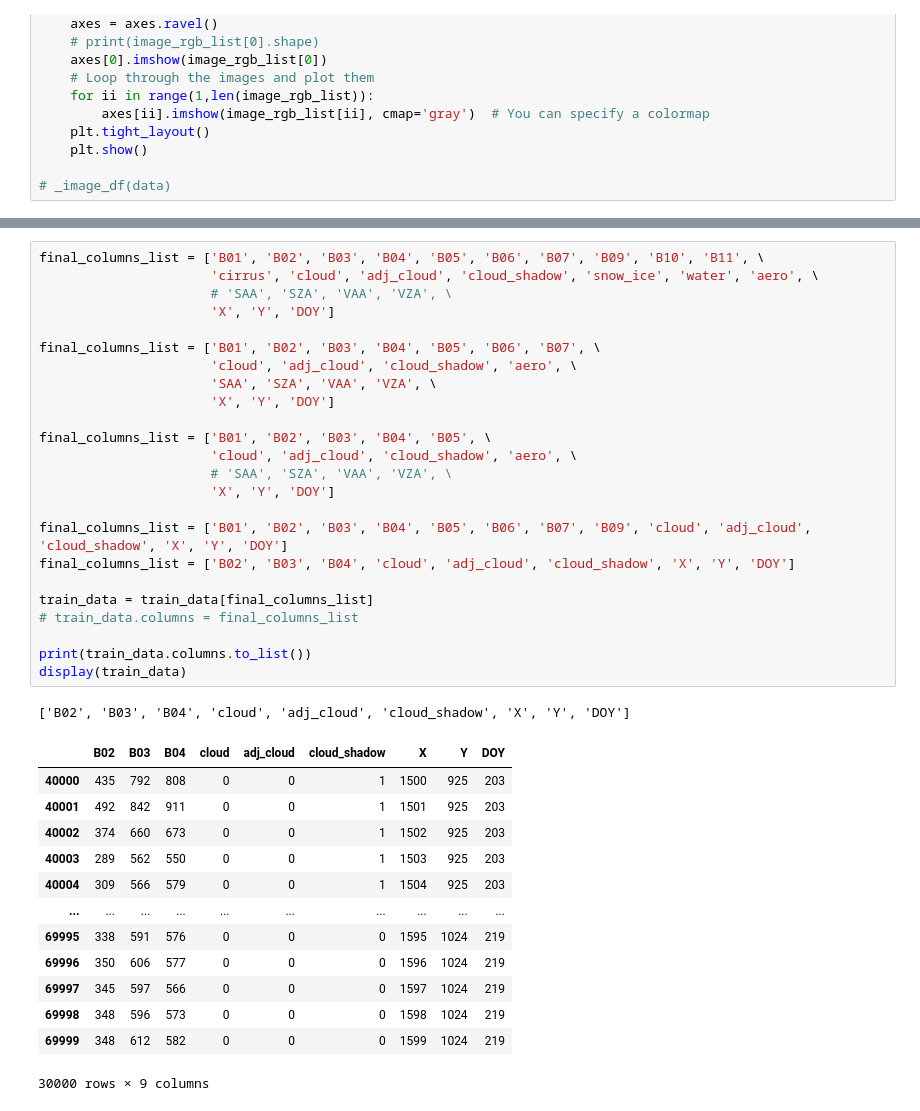
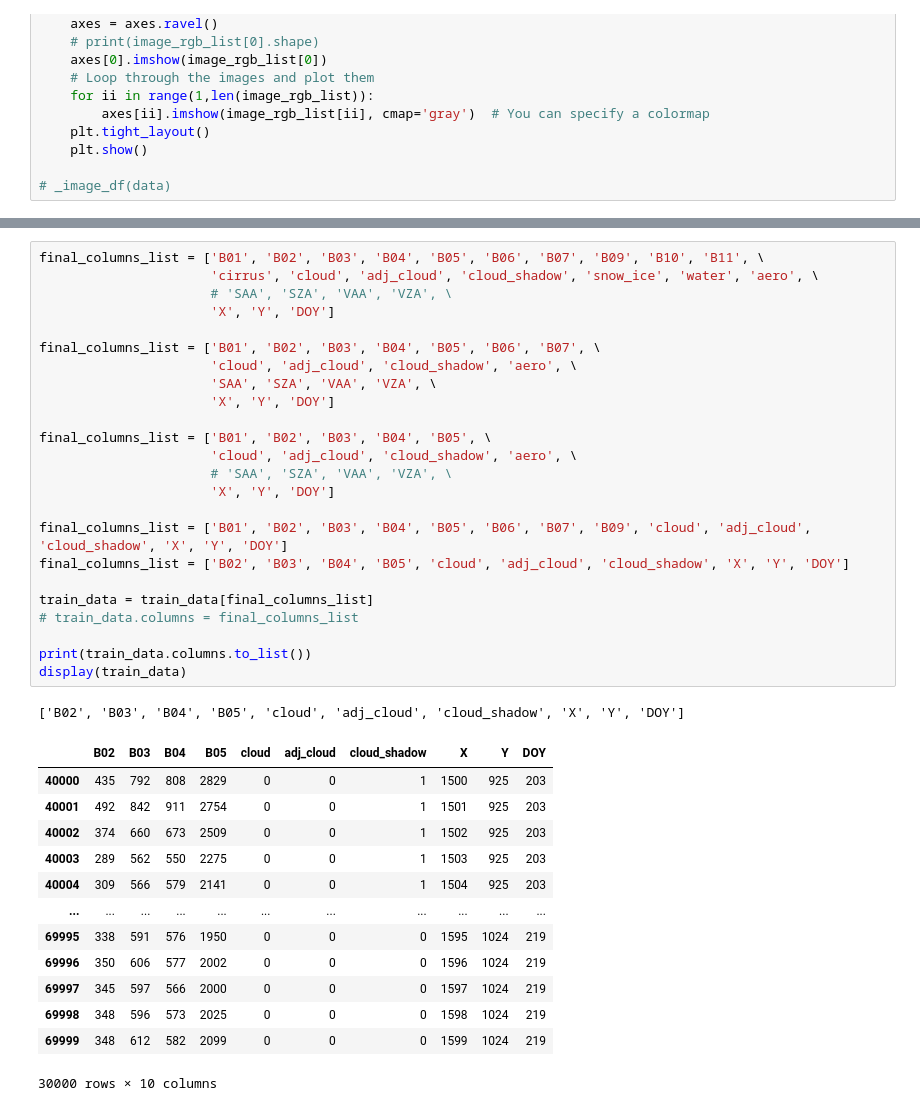
Before and after one commit to koyacolab/aispace, a Jupyter notebook: ai.ipynb, the cells around one changed output, grey strips where cells are left out. Saved outputs shown, nothing was run; the diff lists cells and outputs as text.

```diff
--- a/ai.ipynb
+++ b/ai.ipynb
@@ -347,42 +349,42 @@ train_data = output_data.copy()
 # %%
 final_columns_list = ['B01', 'B02', 'B03', 'B04', 'B05', 'B06', 'B07', 'B09', 'B10', 'B11', \
                       'cirrus', 'cloud', 'adj_cloud', 'cloud_shadow', 'snow_ice', 'water', 'aero', \
                       # 'SAA', 'SZA', 'VAA', 'VZA', \
                       'X', 'Y', 'DOY']
 
 final_columns_list = ['B01', 'B02', 'B03', 'B04', 'B05', 'B06', 'B07', \
                       'cloud', 'adj_cloud', 'cloud_shadow', 'aero', \
                       'SAA', 'SZA', 'VAA', 'VZA', \
                       'X', 'Y', 'DOY']
 
 final_columns_list = ['B01', 'B02', 'B03', 'B04', 'B05', \
                       'cloud', 'adj_cloud', 'cloud_shadow', 'aero', \
                       # 'SAA', 'SZA', 'VAA', 'VZA', \
                       'X', 'Y', 'DOY']
 
 final_columns_list = ['B01', 'B02', 'B03', 'B04', 'B05', 'B06', 'B07', 'B09', 'cloud', 'adj_cloud', 'cloud_shadow', 'X', 'Y', 'DOY']
-final_columns_list = ['B02', 'B03', 'B04', 'cloud', 'adj_cloud', 'cloud_shadow', 'X', 'Y', 'DOY']
+final_columns_list = ['B02', 'B03', 'B04', 'B05', 'cloud', 'adj_cloud', 'cloud_shadow', 'X', 'Y', 'DOY']
 
 train_data = train_data[final_columns_list]
 # train_data.columns = final_columns_list
 
 print(train_data.columns.to_list())
 display(train_data)
 # %% [output]
-['B02', 'B03', 'B04', 'cloud', 'adj_cloud', 'cloud_shadow', 'X', 'Y', 'DOY']
+['B02', 'B03', 'B04', 'B05', 'cloud', 'adj_cloud', 'cloud_shadow', 'X', 'Y', 'DOY']
-|  | B02 | B03 | B04 | cloud | adj_cloud | cloud_shadow | X | Y | DOY |
-| 40000 | 435 | 792 | 808 | 0 | 0 | 1 | 1500 | 925 | 203 |
-| 40001 | 492 | 842 | 911 | 0 | 0 | 1 | 1501 | 925 | 203 |
-| 40002 | 374 | 660 | 673 | 0 | 0 | 1 | 1502 | 925 | 203 |
-| 40003 | 289 | 562 | 550 | 0 | 0 | 1 | 1503 | 925 | 203 |
-| 40004 | 309 | 566 | 579 | 0 | 0 | 1 | 1504 | 925 | 203 |
-| ... | ... | ... | ... | ... | ... | ... | ... | ... | ... |
-| 69995 | 338 | 591 | 576 | 0 | 0 | 0 | 1595 | 1024 | 219 |
-| 69996 | 350 | 606 | 577 | 0 | 0 | 0 | 1596 | 1024 | 219 |
-| 69997 | 345 | 597 | 566 | 0 | 0 | 0 | 1597 | 1024 | 219 |
-| 69998 | 348 | 596 | 573 | 0 | 0 | 0 | 1598 | 1024 | 219 |
-| 69999 | 348 | 612 | 582 | 0 | 0 | 0 | 1599 | 1024 | 219 |
+|  | B02 | B03 | B04 | B05 | cloud | adj_cloud | cloud_shadow | X | Y | DOY |
+| 40000 | 435 | 792 | 808 | 2829 | 0 | 0 | 1 | 1500 | 925 | 203 |
+| 40001 | 492 | 842 | 911 | 2754 | 0 | 0 | 1 | 1501 | 925 | 203 |
+| 40002 | 374 | 660 | 673 | 2509 | 0 | 0 | 1 | 1502 | 925 | 203 |
+| 40003 | 289 | 562 | 550 | 2275 | 0 | 0 | 1 | 1503 | 925 | 203 |
+| 40004 | 309 | 566 | 579 | 2141 | 0 | 0 | 1 | 1504 | 925 | 203 |
+| ... | ... | ... | ... | ... | ... | ... | ... | ... | ... | ... |
+| 69995 | 338 | 591 | 576 | 1950 | 0 | 0 | 0 | 1595 | 1024 | 219 |
+| 69996 | 350 | 606 | 577 | 2002 | 0 | 0 | 0 | 1596 | 1024 | 219 |
+| 69997 | 345 | 597 | 566 | 2000 | 0 | 0 | 0 | 1597 | 1024 | 219 |
+| 69998 | 348 | 596 | 573 | 2025 | 0 | 0 | 0 | 1598 | 1024 | 219 |
+| 69999 | 348 | 612 | 582 | 2099 | 0 | 0 | 0 | 1599 | 1024 | 219 |
-30000 rows × 9 columns
+30000 rows × 10 columns
 # %%
 #### THIS CELL FOR DEV #############################################
 def _get_balanced(input_data, n_train=4, n_test=10):
```
Also changed, not shown: parts of 8 cells of this notebook, 3 other files.
